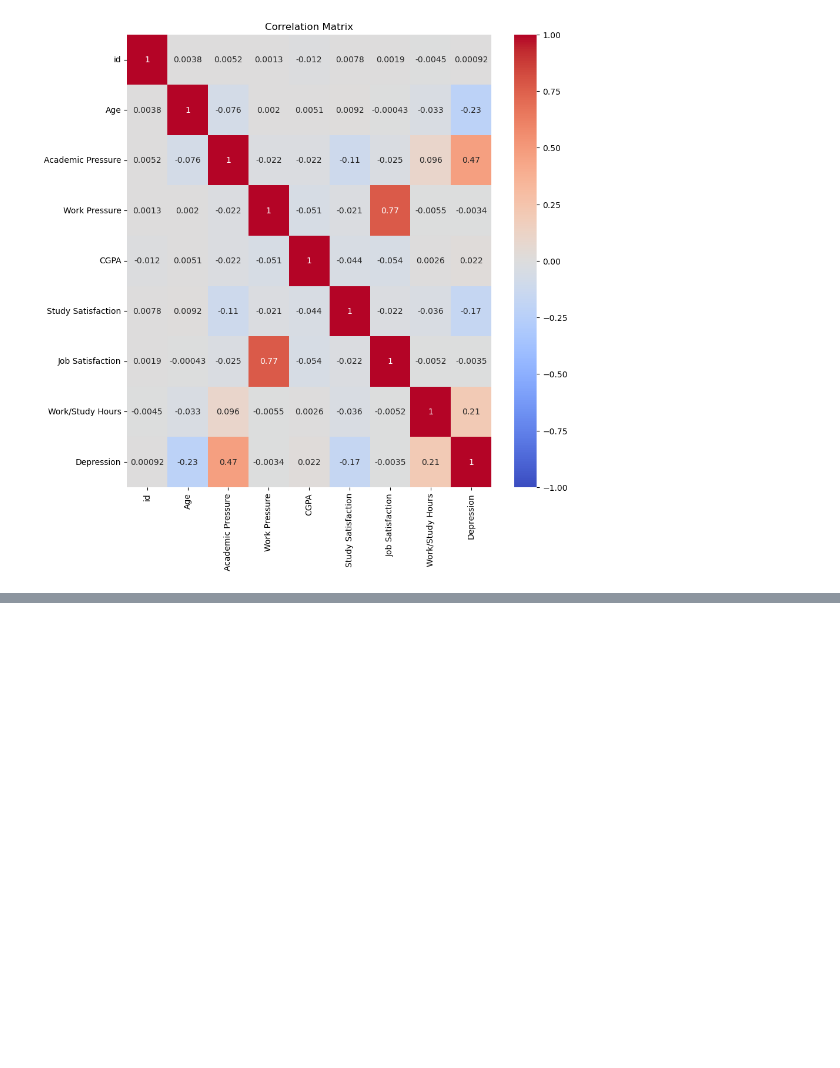
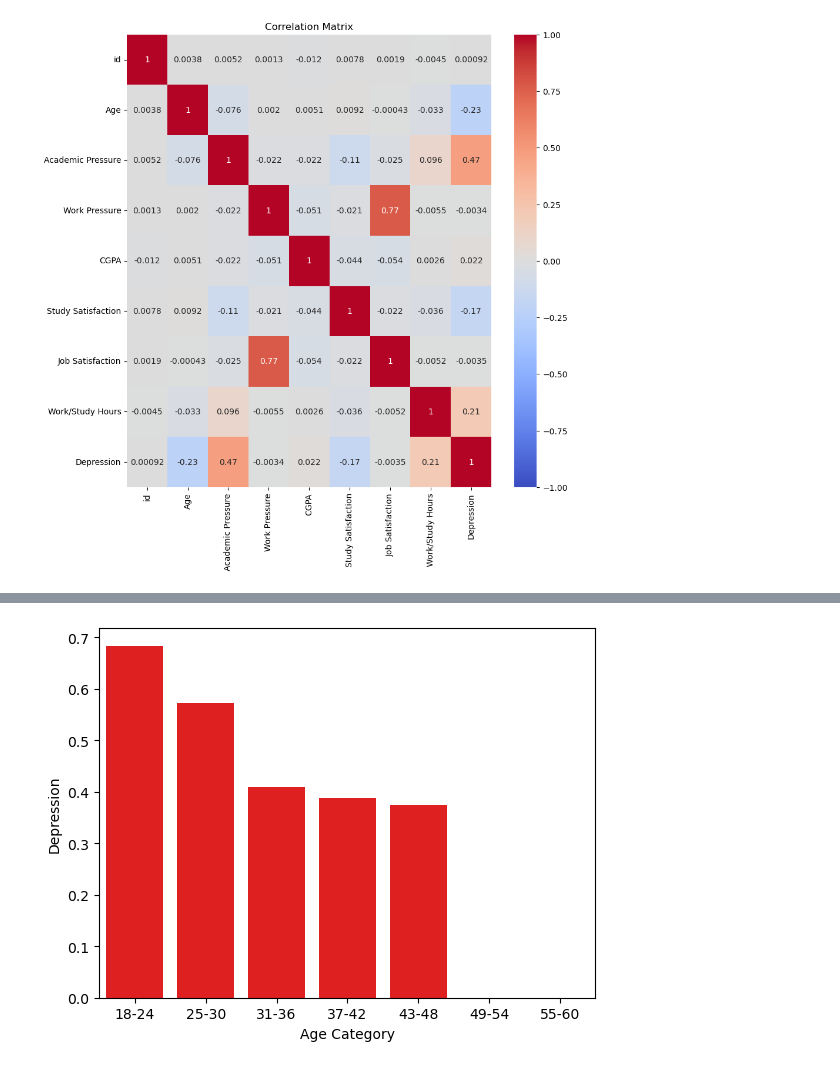
Before and after one commit to cathym20/Student-Depression, a Jupyter notebook: student_depression.ipynb, the cells around one changed output, grey strips where cells are left out. Cells and saved outputs as stored; diff of their text form; code cells hidden in the pictures; blank space fills up the shorter version.

```diff
--- a/student_depression.ipynb
+++ b/student_depression.ipynb
@@ -167,0 +164,5 @@ plt.show()
+# %%
+bins = [18,24,30,36,42,48,54,60]
+labels = ['18-24','25-30','31-36','37-42','43-48','49-54','55-60']
+df['Age Category'] = pd.cut(df['Age'],bins=bins, labels=labels,include_lowest=True)
+df.head()
@@ -167,0 +176,3 @@ plt.show()
+# %%
+age_category = df.groupby(['Age Category'])['Depression'].mean().reset_index().sort_values(by='Age Category')
+age_category
@@ -167,0 +188,5 @@ plt.show()
+# %%
+sns.barplot(x=age_category['Age Category'],y=age_category['Depression'],color='red')
+plt.show()
+# %% [output]
+[figure, added]
```
Also changed, not shown: parts of 11 cells of this notebook.
